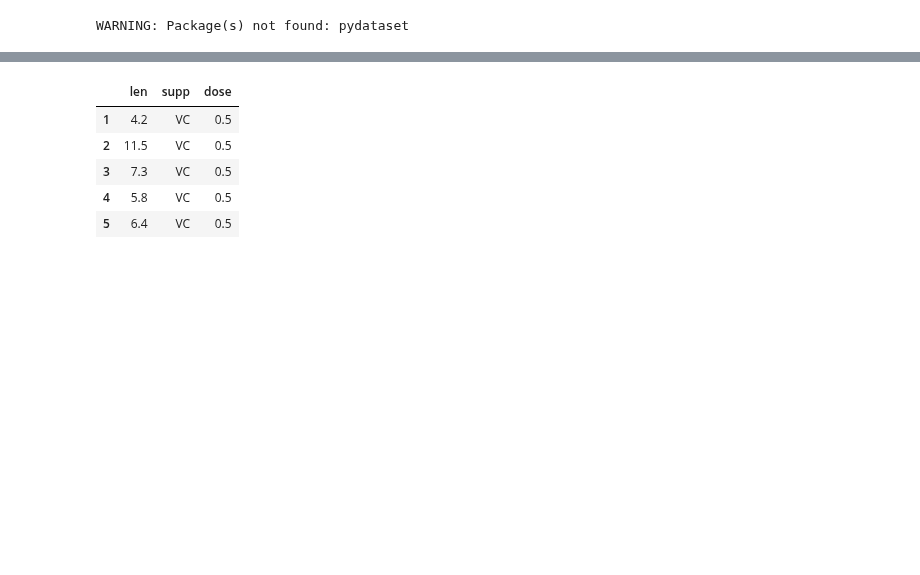
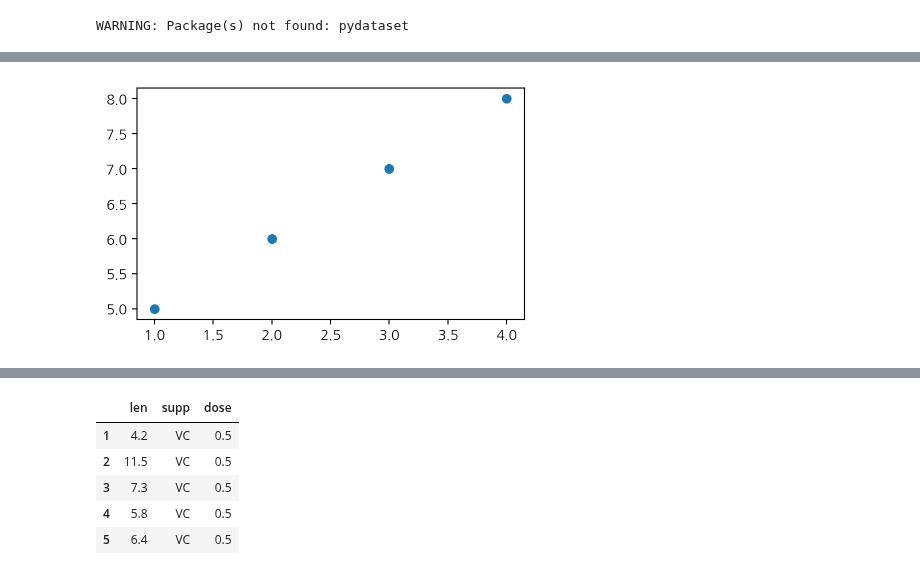
Before and after one commit to naugim26/2026-BDA, a Jupyter notebook: code/09w_data_vis.ipynb, the cells around one changed output, grey strips where cells are left out. Cells and saved outputs as stored; diff of their text form; code cells hidden in the pictures; blank space fills up the shorter version.

```diff
--- a/code/09w_data_vis.ipynb
+++ b/code/09w_data_vis.ipynb
@@ -49,0 +63,5 @@ Successfully installed pydataset-0.2.0
+# %%
+plt.scatter(range(1,5),range(5,9))
+plt.show()
+# %% [output]
+[figure, added]
```
Also changed, not shown: parts of 38 cells of this notebook.
